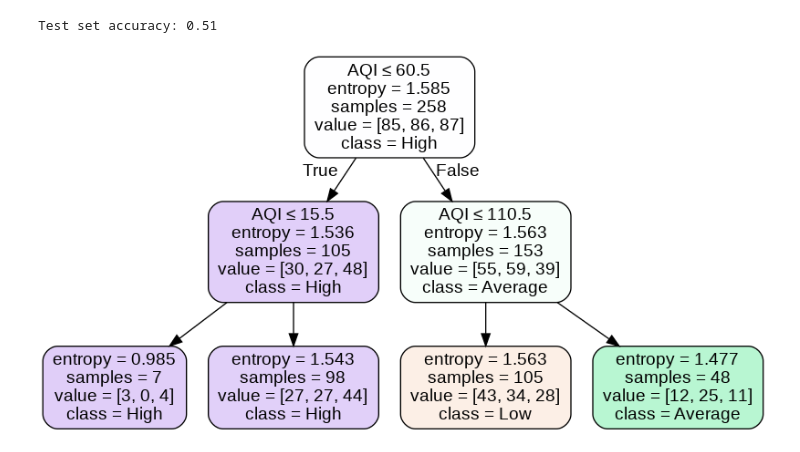
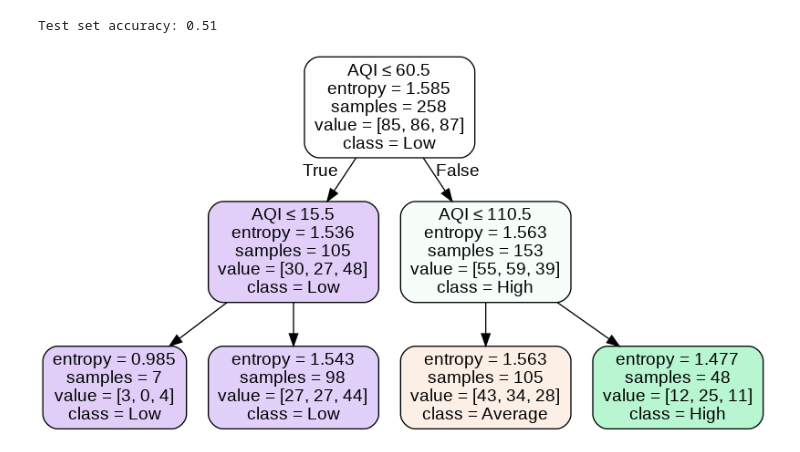
Before and after one commit to qunyizhao/ECON211_Decision_Tree, a Jupyter notebook: DecisionTree_AQI_Qunyi_Zhao.ipynb, the cells around one changed output. Saved outputs shown, nothing was run; the diff lists cells and outputs as text; code cells hidden in the pictures.

```diff
--- a/DecisionTree_AQI_Qunyi_Zhao.ipynb
+++ b/DecisionTree_AQI_Qunyi_Zhao.ipynb
@@ -79,10 +79,10 @@ import pydotplus
 # %%
 dot_data = StringIO()
 export_graphviz(clf, out_file=dot_data,
                 filled=True, rounded=True,
-                special_characters=True,feature_names = feature_names,class_names=targets_names)
+                special_characters=True,feature_names = feature_names,class_names=clf.classes_)
 graph = pydotplus.graph_from_dot_data(dot_data.getvalue())
 graph.write_png('AQI.png')
 Image(graph.create_png())
 # %% [output]
-[figure, old version]
+[figure, new version]
```
